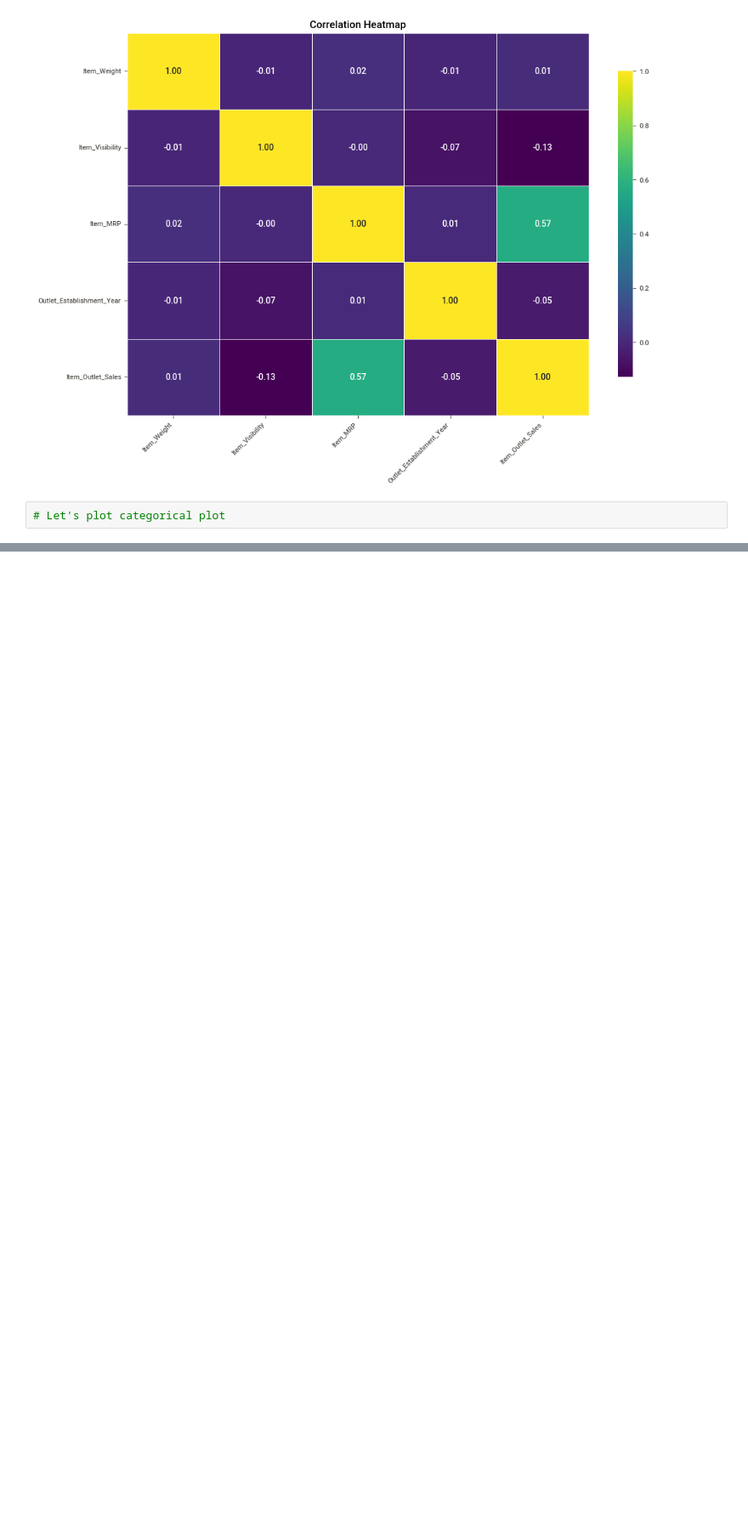
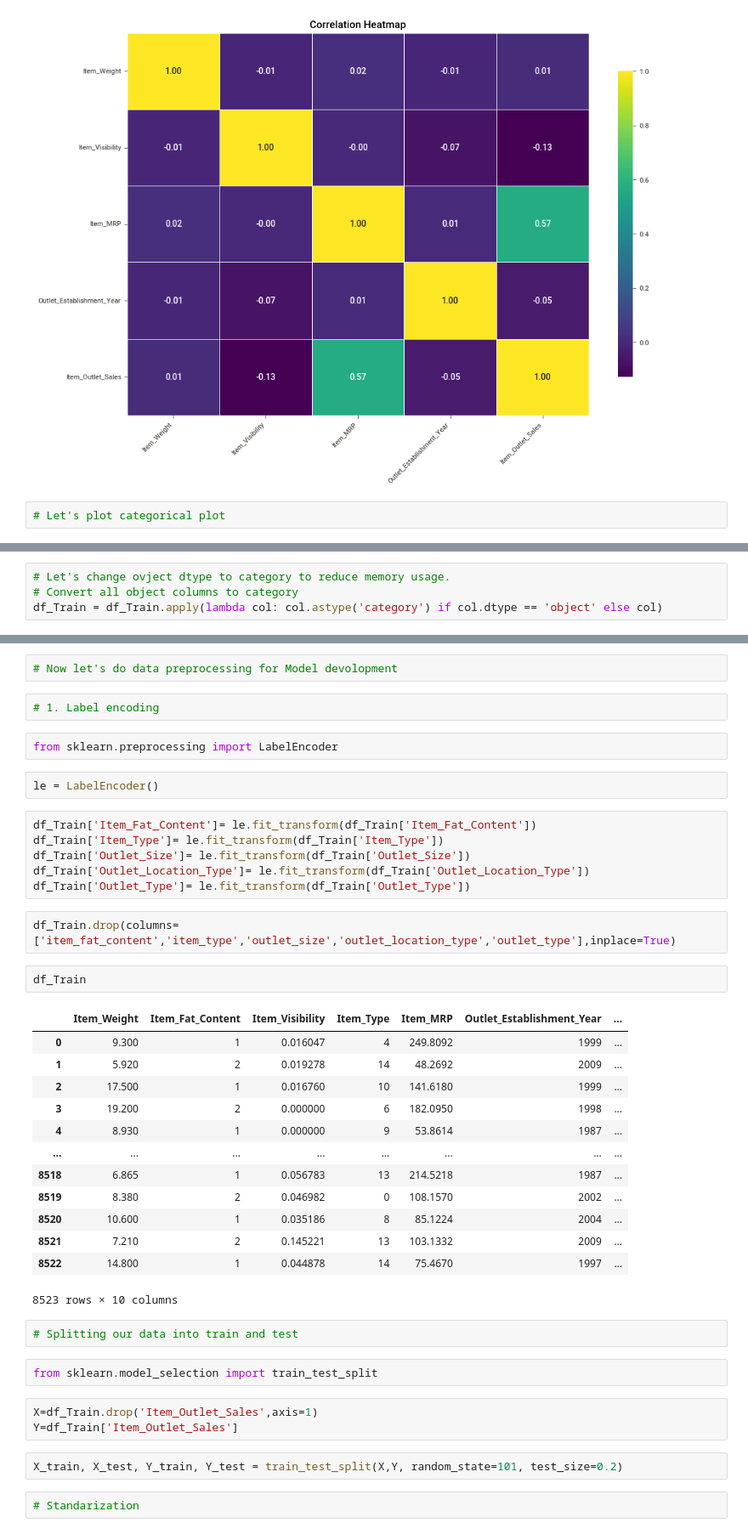
Before and after one commit to uttkarshagupta/Sales-Performance-Customer-Segmentation-using-End-to-End-Data-Analysis-and-machine-learning-project, a Jupyter notebook: Sales_Prediction.ipynb, the cells around one changed output, grey strips where cells are left out. Shown at 85% size. Saved outputs shown, nothing was run; the diff lists cells and outputs as text; blank space fills up the shorter version.

```diff
--- a/Sales_Prediction.ipynb
+++ b/Sales_Prediction.ipynb
@@ -310,0 +348,4 @@ fig.show()
+# %%
+# Let's change ovject dtype to category to reduce memory usage.
+# Convert all object columns to category
+df_Train = df_Train.apply(lambda col: col.astype('category') if col.dtype == 'object' else col)
@@ -310,0 +375,43 @@ fig.show()
+# %%
+# Now let's do data preprocessing for Model devolopment
+# %%
+# 1. Label encoding
+# %%
+from sklearn.preprocessing import LabelEncoder
+# %%
+le = LabelEncoder()
+# %%
+df_Train['Item_Fat_Content']= le.fit_transform(df_Train['Item_Fat_Content'])
+df_Train['Item_Type']= le.fit_transform(df_Train['Item_Type'])
+df_Train['Outlet_Size']= le.fit_transform(df_Train['Outlet_Size'])
+df_Train['Outlet_Location_Type']= le.fit_transform(df_Train['Outlet_Location_Type'])
+df_Train['Outlet_Type']= le.fit_transform(df_Train['Outlet_Type'])
+# %%
+df_Train.drop(columns=['item_fat_content','item_type','outlet_size','outlet_location_type','outlet_type'],inplace=True)
+# %%
+df_Train
+# %% [output]
+|  | Item_Weight | Item_Fat_Content | Item_Visibility | Item_Type | Item_MRP | Outlet_Establishment_Year | ... |
+| 0 | 9.300 | 1 | 0.016047 | 4 | 249.8092 | 1999 | ... |
+| 1 | 5.920 | 2 | 0.019278 | 14 | 48.2692 | 2009 | ... |
+| 2 | 17.500 | 1 | 0.016760 | 10 | 141.6180 | 1999 | ... |
+| 3 | 19.200 | 2 | 0.000000 | 6 | 182.0950 | 1998 | ... |
+| 4 | 8.930 | 1 | 0.000000 | 9 | 53.8614 | 1987 | ... |
+| ... | ... | ... | ... | ... | ... | ... | ... |
+| 8518 | 6.865 | 1 | 0.056783 | 13 | 214.5218 | 1987 | ... |
+| 8519 | 8.380 | 2 | 0.046982 | 0 | 108.1570 | 2002 | ... |
+| 8520 | 10.600 | 1 | 0.035186 | 8 | 85.1224 | 2004 | ... |
+| 8521 | 7.210 | 2 | 0.145221 | 13 | 103.1332 | 2009 | ... |
+| 8522 | 14.800 | 1 | 0.044878 | 14 | 75.4670 | 1997 | ... |
+8523 rows × 10 columns
+# %%
+# Splitting our data into train and test
+# %%
+from sklearn.model_selection import train_test_split
+# %%
+X=df_Train.drop('Item_Outlet_Sales',axis=1)
+Y=df_Train['Item_Outlet_Sales']
+# %%
+X_train, X_test, Y_train, Y_test = train_test_split(X,Y, random_state=101, test_size=0.2)
+# %%
+# Standarization
```
Also changed, not shown: parts of 11 cells of this notebook.
